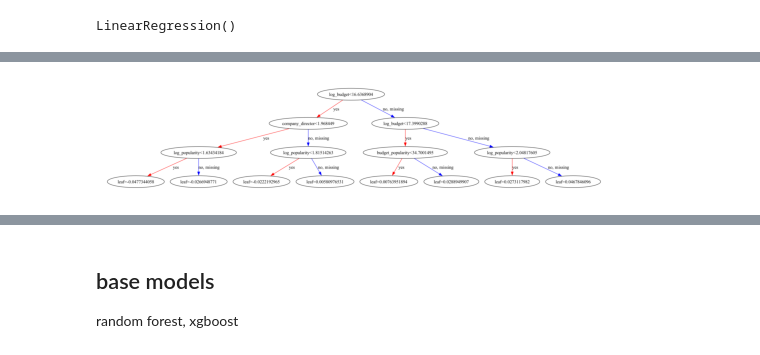
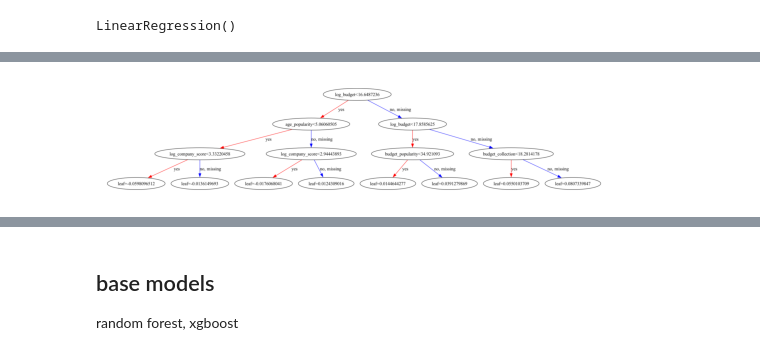
Before and after one commit to abinash128648/tmdb-box-office-prediction, a Jupyter notebook: movie-revenue-predicton.ipynb, the cells around one changed output, grey strips where cells are left out. Cells and saved outputs as stored; diff of their text form; code cells hidden in the pictures.

```diff
--- a/movie-revenue-predicton.ipynb
+++ b/movie-revenue-predicton.ipynb
@@ -767,3 +775,6 @@ df['company_director'] = df['log_company_score'] * df['log_director_score']
+# %%
+df['budget_per_company'] = df['log_budget'] / (df['log_company_score'] + 1)
+df['words_per_char'] = df['log_overview_word_count'] / (df['log_overview_length'] + 1)
 # %%
 df.skew()
 # %% [output]
@@ -887,5 +901,5 @@ plt.show()
 # %%
-top_features = feature_importance['Feature'].head(5)
+top_features = feature_importance['Feature'].head(10)
 # %%
 for feature in top_features:
     plt.figure()
@@ -945,7 +965,7 @@ print(scores.mean())
 # %%
 from sklearn.ensemble import RandomForestRegressor
 
-model = RandomForestRegressor( n_estimators=300,
+model = RandomForestRegressor( n_estimators=500,
     max_depth=6,
     min_samples_split=16,
     min_samples_leaf=12,
@@ -1024,9 +1043,10 @@ plt.show()
 from xgboost import XGBRegressor
 
 model = XGBRegressor(
-    n_estimators=150,
+    n_estimators=500,
+    max_depth=3,
     learning_rate=0.02,
-    max_depth=3,
+    colsample_bytree=0.9,
     random_state=42
 )
 
@@ -1054,7 +1115,7 @@ R² Score: 0.5748111967191128
 # %%
 from xgboost import plot_tree
 # pick one tree
-plt.figure(figsize=(5000, 5000))
+plt.figure(figsize=(10, 10))
 plot_tree(model, num_trees=0)  # first tree
 plt.show()
 # %% [output]
@@ -1062,4 +1123,4 @@ plt.show()
-[figure, old version]
+[figure, new version]
 # %%
 # Get importance
 importances = model.feature_importances_
```
Also changed, not shown: parts of 43 cells of this notebook.
